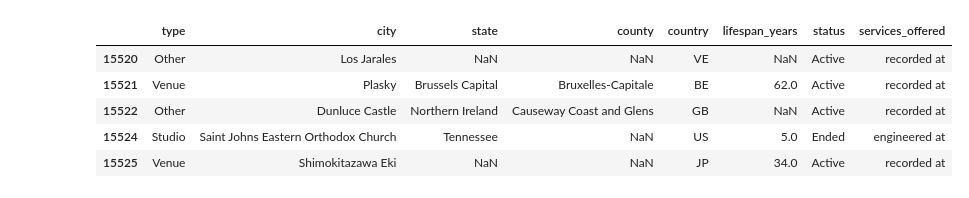
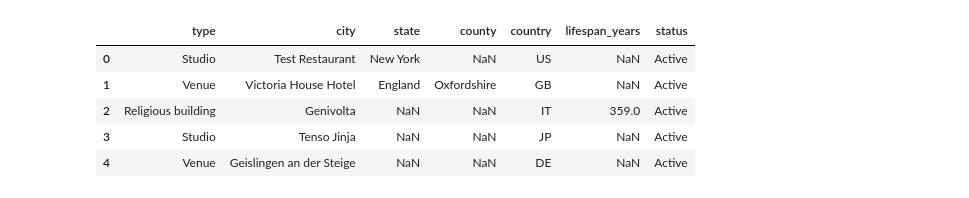
Before and after one commit to megan-rizzo/musicbrainz-api-module, a Jupyter notebook: UMAP.ipynb, the cells around one changed output. Saved outputs shown, nothing was run; the diff lists cells and outputs as text; code cells hidden in the pictures.

```diff
--- a/UMAP.ipynb
+++ b/UMAP.ipynb
@@ -10,18 +10,18 @@ merged_df.head()
 | 3 | 3 | 0ad32768-514b-410f-9d5a-40ebb0c3373c | Studio | ROKU-st | Tenso Jinja | NaN | NaN | JP | NaN | Active | ... |
 | 4 | 4 | 0b050655-48da-4be7-b5de-7a3ee7370b9e | Venue | Rätschenmühle | Geislingen an der Steige | NaN | NaN | DE | NaN | Active | ... |
 # %%
-# Drop rows where 'services_offered' is null
-merged_df = merged_df.dropna(subset=['services_offered'])
+# Drop the 'services_offered' column
+merged_df = merged_df.drop(columns=['services_offered'])
 
 # Drop the specified columns
 merged_df = merged_df.drop(columns=['Unnamed: 0', 'id', 'name'])
 
 # Display the updated dataframe
 merged_df.head()
 # %% [output]
-|  | type | city | state | county | country | lifespan_years | status | services_offered |
-| 15520 | Other | Los Jarales | NaN | NaN | VE | NaN | Active | recorded at |
-| 15521 | Venue | Plasky | Brussels Capital | Bruxelles-Capitale | BE | 62.0 | Active | recorded at |
-| 15522 | Other | Dunluce Castle | Northern Ireland | Causeway Coast and Glens | GB | NaN | Active | recorded at |
-| 15524 | Studio | Saint Johns Eastern Orthodox Church | Tennessee | NaN | US | 5.0 | Ended | engineered at |
-| 15525 | Venue | Shimokitazawa Eki | NaN | NaN | JP | 34.0 | Active | recorded at |
+|  | type | city | state | county | country | lifespan_years | status |
+| 0 | Studio | Test Restaurant | New York | NaN | US | NaN | Active |
+| 1 | Venue | Victoria House Hotel | England | Oxfordshire | GB | NaN | Active |
+| 2 | Religious building | Genivolta | NaN | NaN | IT | 359.0 | Active |
+| 3 | Studio | Tenso Jinja | NaN | NaN | JP | NaN | Active |
+| 4 | Venue | Geislingen an der Steige | NaN | NaN | DE | NaN | Active |
```
Also changed, not shown: parts of 29 cells of this notebook, 1 other file.
